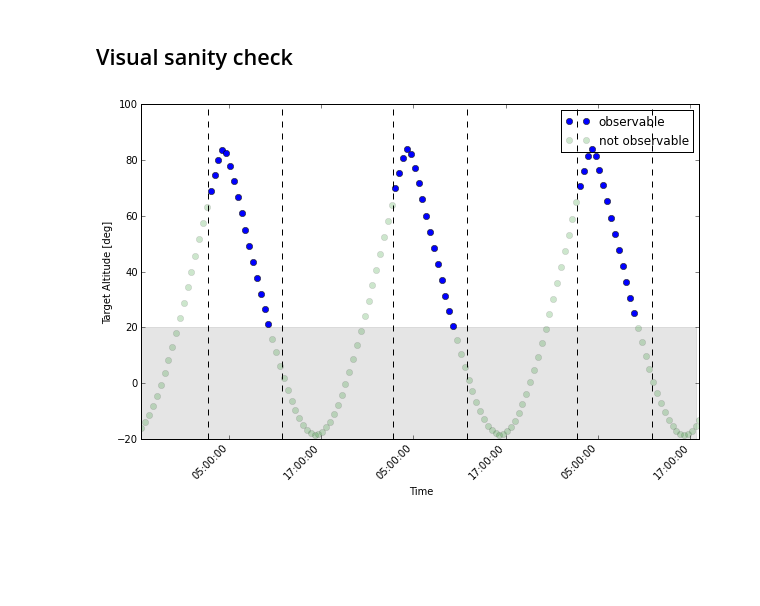
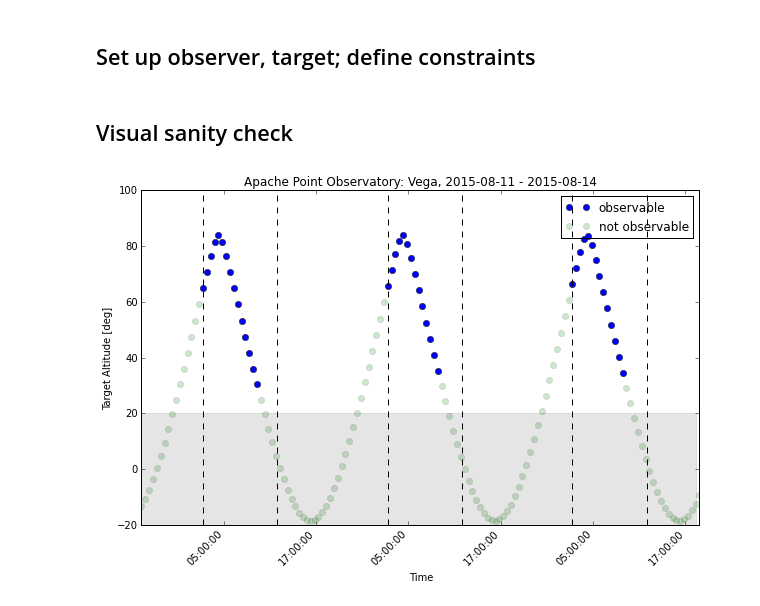
Before and after one commit to bmorris3/gsoc2015, a Jupyter notebook: constraints-classes.ipynb, the cells around one changed output. Drawn from its saved outputs; the diff is of its cells as text; code cells hidden in the pictures; blank space fills up the shorter version.

Commit message:
Adding docs to constraints

```diff
--- a/constraints-classes.ipynb
+++ b/constraints-classes.ipynb
@@ -114,33 +121,53 @@ constraints.airmass_constraint(max=3)
+# %% [markdown]
+## Set up observer, target; define constraints
+# %%
+# Define observer, target, time range for observations
+apo = Observer.at_site("Apache Point Observatory")
+target = FixedTarget.from_name('Vega')
+start_time = Time.now()
+end_time = start_time + 3*u.day
+
+# Define constraints
+constraints = Constraints([start_time, end_time], target, apo,
+                          time_resolution=0.5*u.hour)
+constraints.target_above_horizon(horizon=20*u.deg)
+constraints.sun_below_horizon(horizon=-6*u.deg)
+constraints.airmass_constraint(max=2)
 # %% [markdown]
 ## Visual sanity check
 # %%
 %matplotlib inline
 
 fig, ax = plt.subplots(figsize=(10,6))
 # Where "observable", i.e. constraints met
 ax.plot_date(constraints.times.plot_date[constraints.are_met],
              constraints.target_altaz.alt[constraints.are_met],
              'o', label='observable')
 # Where not "observable", i.e. constraints not met
 ax.plot_date(constraints.times.plot_date[~constraints.are_met],
              constraints.target_altaz.alt[~constraints.are_met],
              label='not observable', alpha=0.2)
 
 # Draw lines at civil twilight (our defined solar horizon limits)
 ref_lines = [apo.evening_civil(start_time, which='next'),
              apo.evening_civil(start_time+1*u.day, which='next'),
              apo.evening_civil(start_time+2*u.day, which='next'),
              apo.morning_civil(start_time, which='next'),
              apo.morning_civil(start_time+1*u.day, which='next'),
              apo.morning_civil(start_time+2*u.day, which='next')]
 [ax.axvline(ref_line.plot_date, color='k', ls='--') for ref_line in ref_lines]
 
 # Fill below minimum target altitude
 ax.fill_between([start_time.plot_date, end_time.plot_date],
                 -20, 20, color='k', alpha=0.1)
 [l.set(rotation=45, ha='right') for l in ax.get_xticklabels()]
-ax.set(xlabel='Time', ylabel="Target Altitude [deg]")
+title_fmt = "%Y-%m-%d"
+title_string = '{}: {}, {} - {}'.format(apo.name, target.name,
+                                        start_time.datetime.strftime(title_fmt),
+                                        end_time.datetime.strftime(title_fmt))
+ax.set(xlabel='Time', ylabel="Target Altitude [deg]",
+       title=title_string)
 ax.legend()
 plt.show()
 # %% [output]
-[figure, old version]
+[figure, new version]
```
Also changed, not shown: parts of 5 cells of this notebook.
